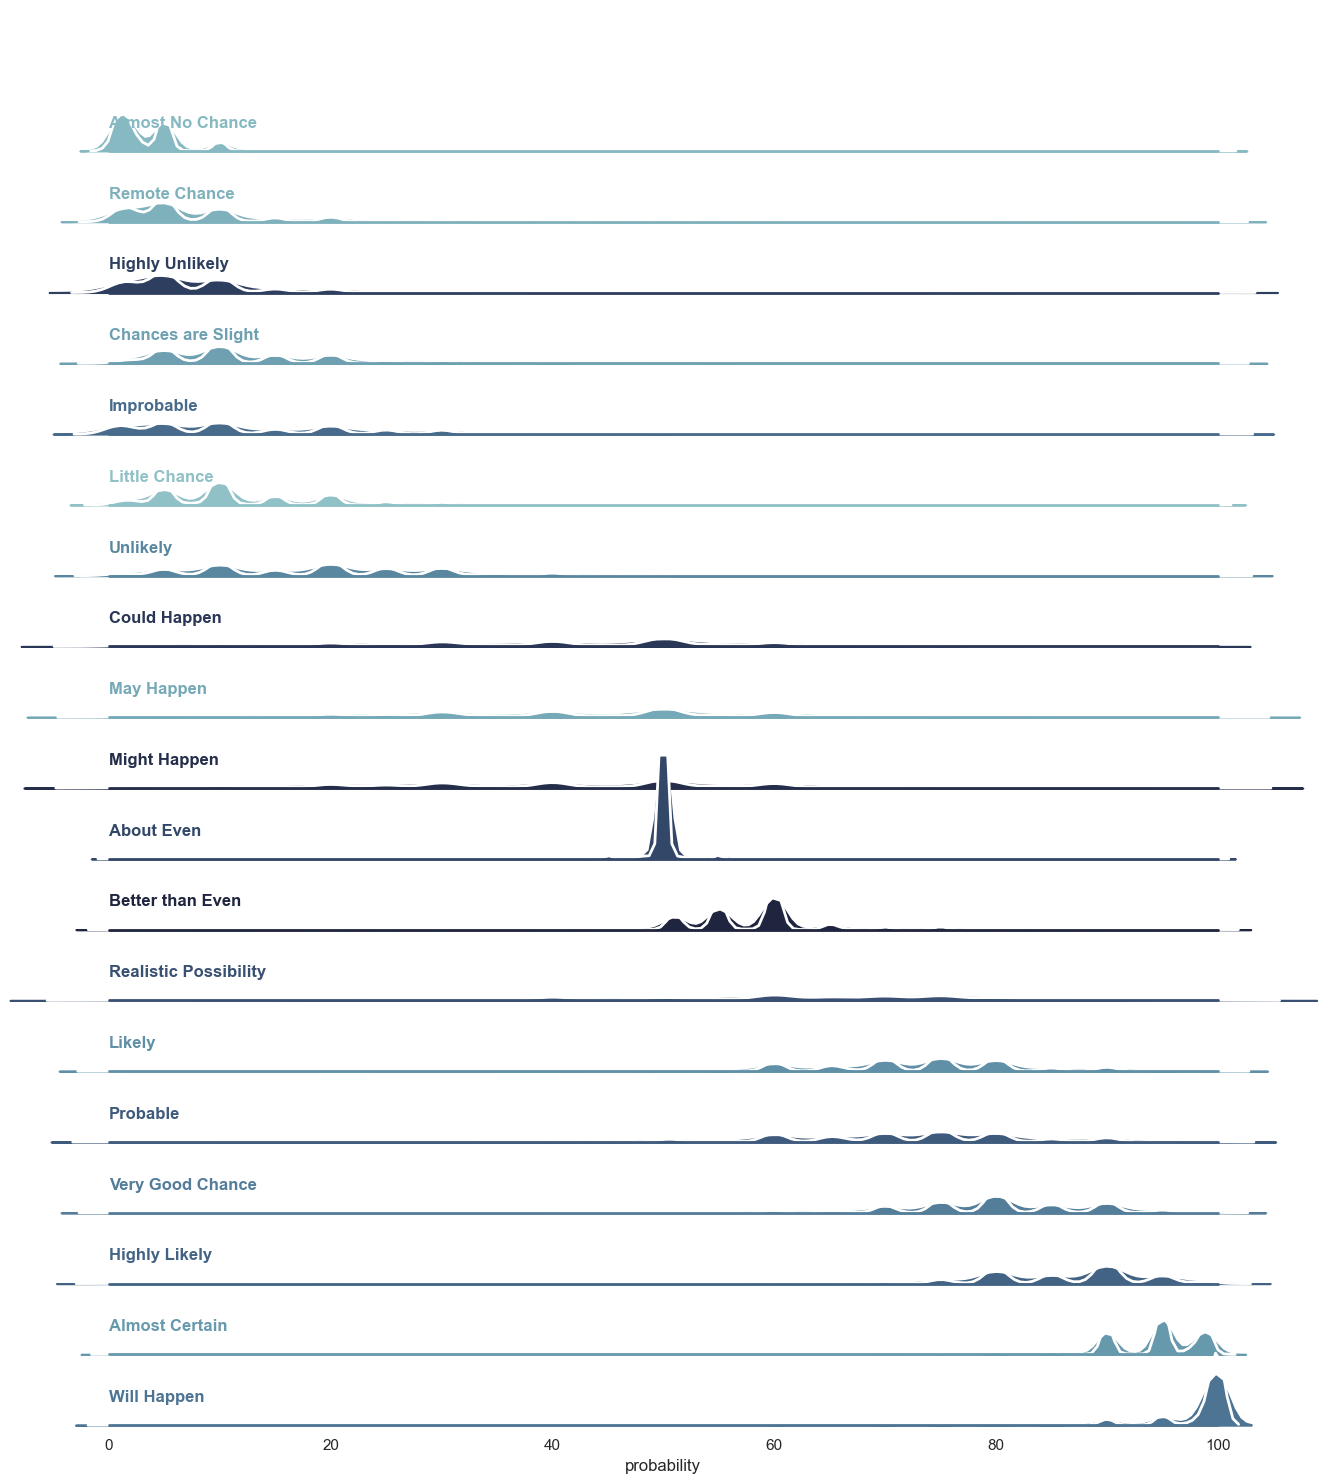
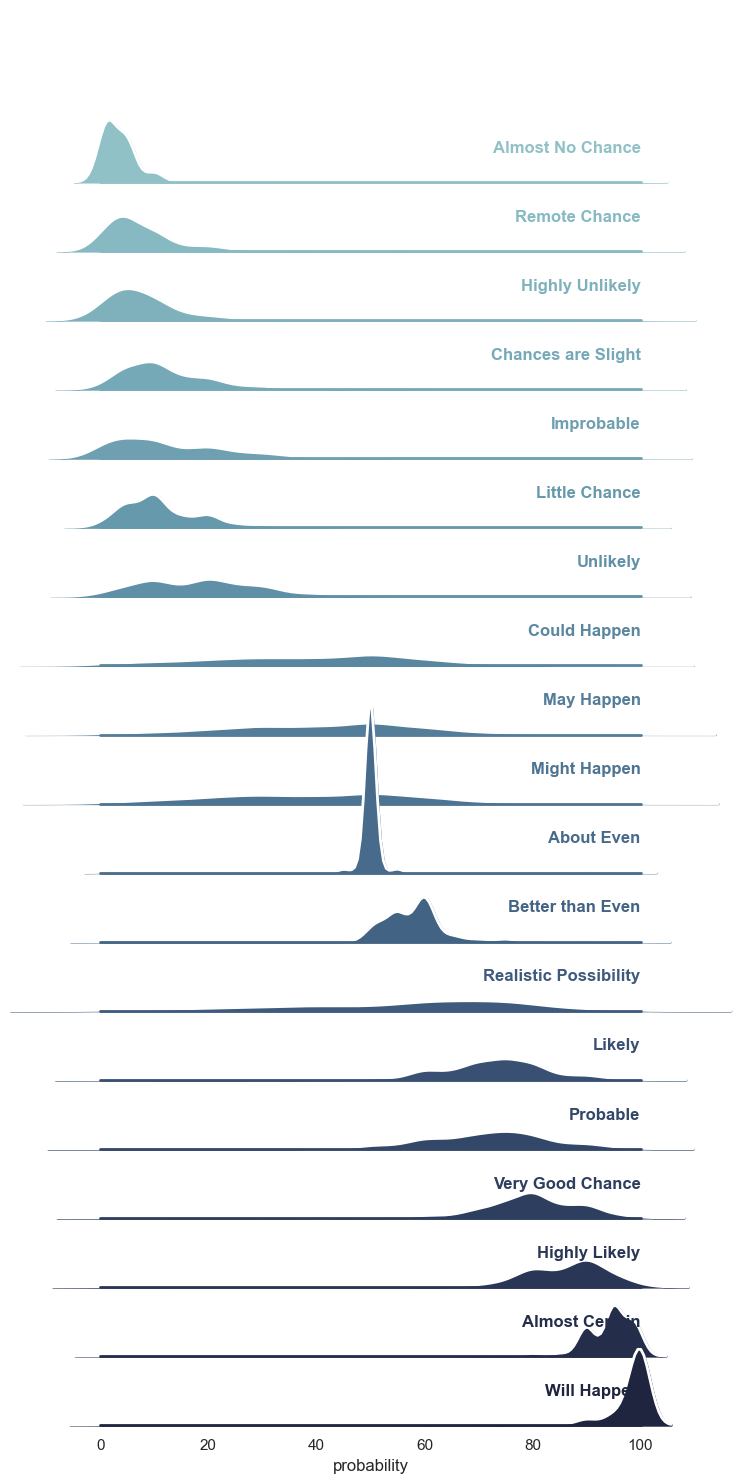
The change to this notebook cell's code, shown as a diff; its figure went from the first image to the second:
--- before
+++ after
@@ -13,14 +13,15 @@
     hue="term", 
     row_order=phrase_order, 
-    aspect=15, 
-    height=.8, 
+    hue_order=phrase_order, 
+    aspect=8, 
+    height=0.8, 
     palette=pal)
 
 # draw the densities 
 # filled shape
-g.map(sns.kdeplot, 'probability', bw_adjust=.8, clip_on=False,
+g.map(sns.kdeplot, "probability",
+      bw_adjust=1.5, clip_on=False,        
       fill=True, alpha=1, linewidth=1.5)
-# white line to give a nice edge to separate the ridges
-g.map(sns.kdeplot, "probability", clip_on=False, color="w", lw=2, bw_adjust=.5)
+g.map(sns.kdeplot, "probability", clip_on=False, color="w", lw=2, bw_adjust=1.5)
 
 g.refline(y=0, linewidth=2, linestyle="-", color=None, clip_on=False)
@@ -28,10 +29,10 @@
 def label(x, color, label):
     ax = plt.gca()
-    ax.text(0, .2, label, fontweight="bold", color=color,
-            ha="left", va="center", transform=ax.transAxes)
+    ax.text(1, .2, label, fontweight="bold", color=color,
+            ha="right", va="center", transform=ax.transAxes)
 
 g.map(label, "probability")
 
-g.figure.subplots_adjust(hspace=-.5)
+g.figure.subplots_adjust(hspace=-0.6)
 g.set_titles("")
 g.set(yticks=[], ylabel="", xlim=(0, 100))

Commit: tweaks on ridgeline